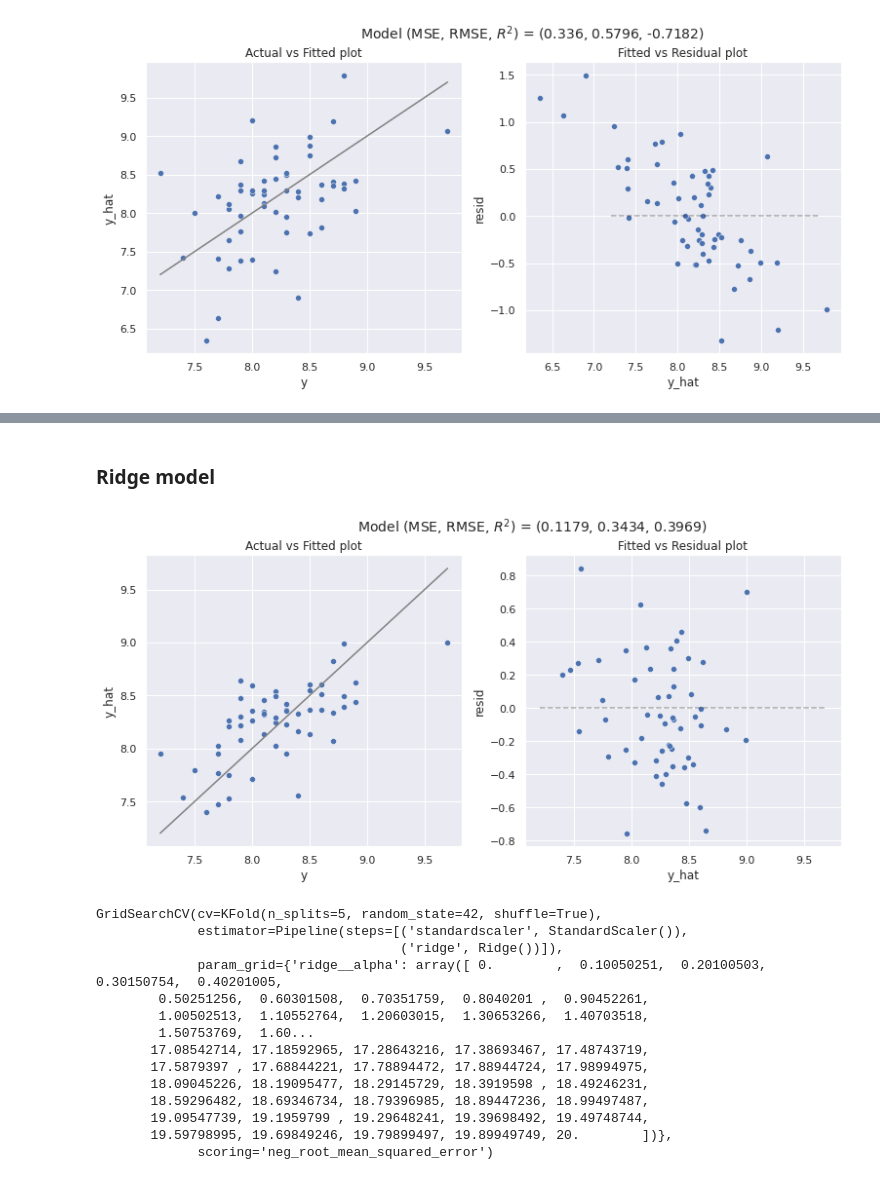
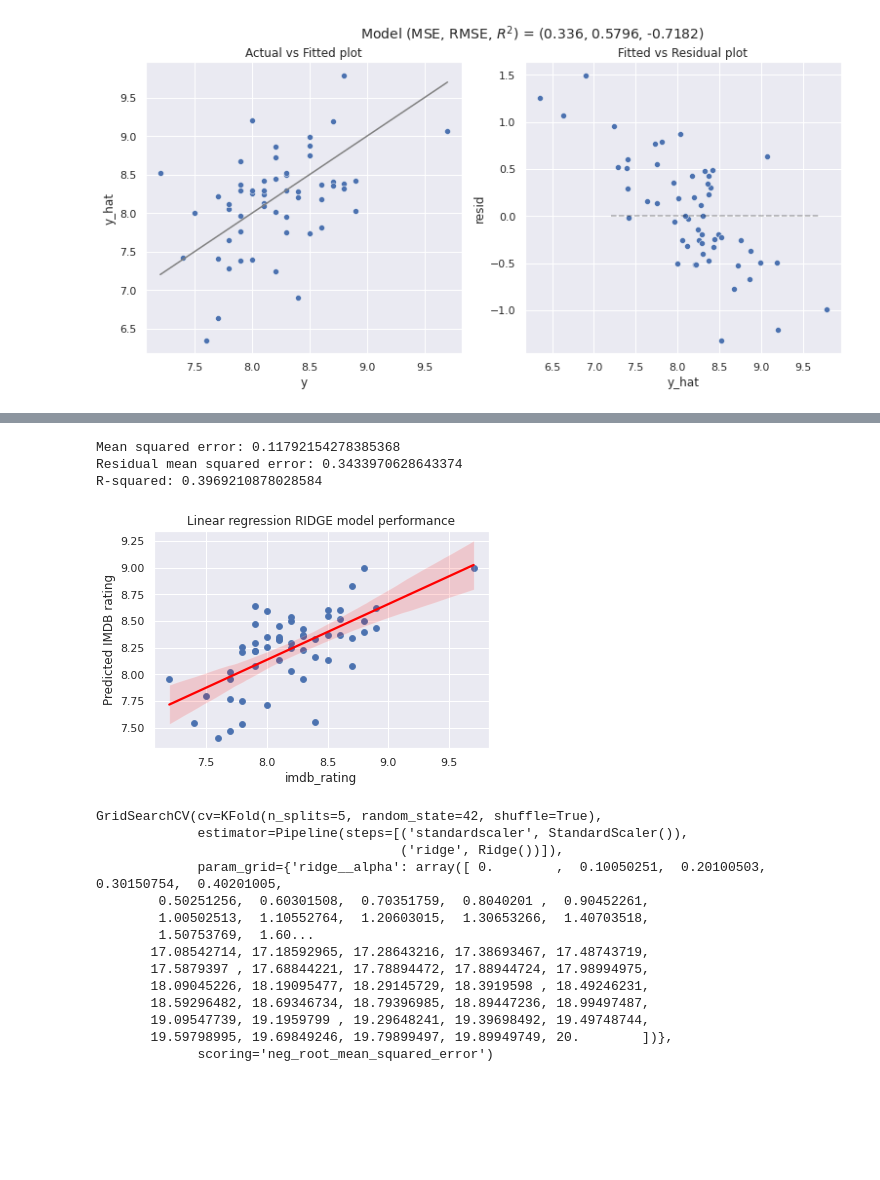
Before and after one commit to aliflo/office-episode-ratings-predictor, a Jupyter notebook: project_with_some_new_things.ipynb, the cells around one changed output, grey strips where cells are left out. Saved outputs shown, nothing was run; the diff lists cells and outputs as text; code cells hidden in the pictures; blank space fills up the shorter version.

```diff
--- a/project_with_some_new_things.ipynb
+++ b/project_with_some_new_things.ipynb
@@ -563,15 +589,31 @@ print(gs_ridg3.best_params_)
-# %% [markdown]
-### Ridge model
-# %%
-model_pipeline_ridge = Pipeline([
-    ('scaler', StandardScaler()),
-    ('model', Ridge(alpha=102.5))
-])
-
-
-# Fitting the model
-model_pipeline_ridge.fit(X_train, y_train)
-
-mse, rmse, rsqr = model_fit(model_pipeline_ridge, X_test, y_test, plot=True)
-# %% [output]
-[figure, removed]
+# %%
+model_pipeline_ridge = Pipeline([
+    ('scaler', StandardScaler()),
+    ('model', Ridge(alpha=102.5))
+])
+
+
+# Fitting the model
+model_pipeline_ridge.fit(X_train, y_train)
+
+# Testing the model
+y_predict = model_pipeline_ridge.predict(X_test)
+
+# Printing performance metrics
+print(f"Mean squared error: {mean_squared_error(y_test, y_predict)}")
+print (f"Residual mean squared error: {np.sqrt(mean_squared_error(y_test, y_predict))}")
+print(f"R-squared: {r2_score(y_test, y_predict)}")
+
+sns.scatterplot(x=y_test, y=y_predict)
+plt.xlabel('Actual IMDB rating')
+plt.ylabel('Predicted IMDB rating')
+plt.title('Linear regression RIDGE model performance')
+
+sns.regplot(x=y_test, y=y_predict, line_kws={'color': 'red'})
+
+plt.show()
+# %% [output]
+Mean squared error: 0.11792154278385368
+Residual mean squared error: 0.3433970628643374
+R-squared: 0.3969210878028584
+[figure, added]
```
Also changed, not shown: parts of 14 cells of this notebook.
